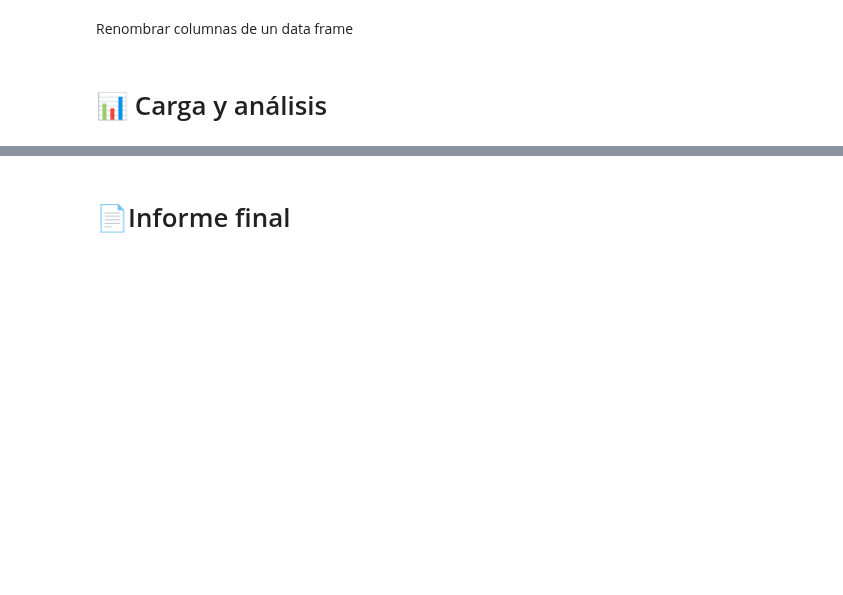
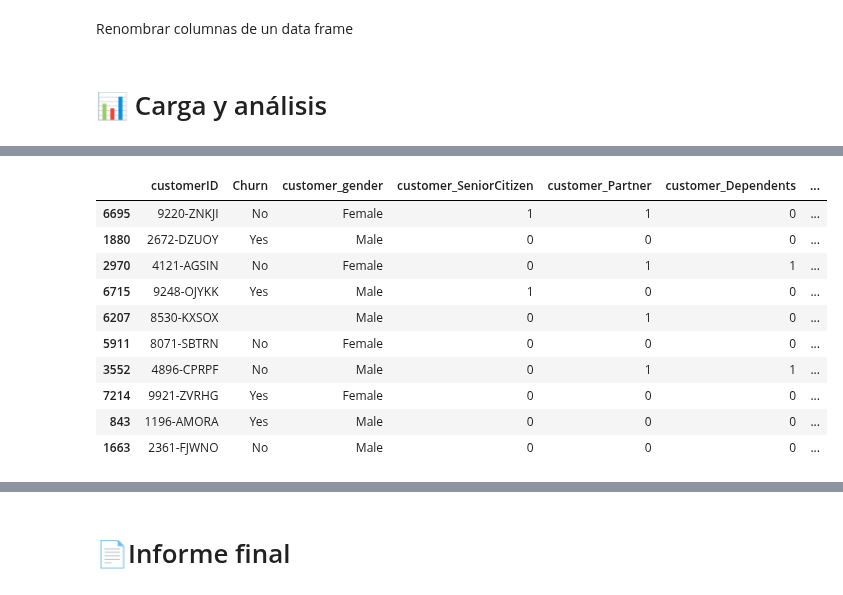
Before and after one commit to Liuz8/ETL-Oracle-Curso, a Jupyter notebook: TelecomX_LATAM.ipynb, the cells around one changed output, grey strips where cells are left out. Cells and saved outputs as stored; diff of their text form; code cells hidden in the pictures; blank space fills up the shorter version.

```diff
--- a/TelecomX_LATAM.ipynb
+++ b/TelecomX_LATAM.ipynb
@@ -418,0 +428,14 @@ df = df.rename(columns={
+# %%
+df.sample(10)
+# %% [output]
+|  | customerID | Churn | customer_gender | customer_SeniorCitizen | customer_Partner | customer_Dependents | ... |
+| 6695 | 9220-ZNKJI | No | Female | 1 | 1 | 0 | ... |
+| 1880 | 2672-DZUOY | Yes | Male | 0 | 0 | 0 | ... |
+| 2970 | 4121-AGSIN | No | Female | 0 | 1 | 1 | ... |
+| 6715 | 9248-OJYKK | Yes | Male | 1 | 0 | 0 | ... |
+| 6207 | 8530-KXSOX |  | Male | 0 | 1 | 0 | ... |
+| 5911 | 8071-SBTRN | No | Female | 0 | 0 | 0 | ... |
+| 3552 | 4896-CPRPF | No | Male | 0 | 1 | 1 | ... |
+| 7214 | 9921-ZVRHG | Yes | Female | 0 | 0 | 0 | ... |
+| 843 | 1196-AMORA | Yes | Male | 0 | 0 | 0 | ... |
+| 1663 | 2361-FJWNO | No | Male | 0 | 0 | 0 | ... |
```
Also changed, not shown: parts of 16 cells of this notebook.
